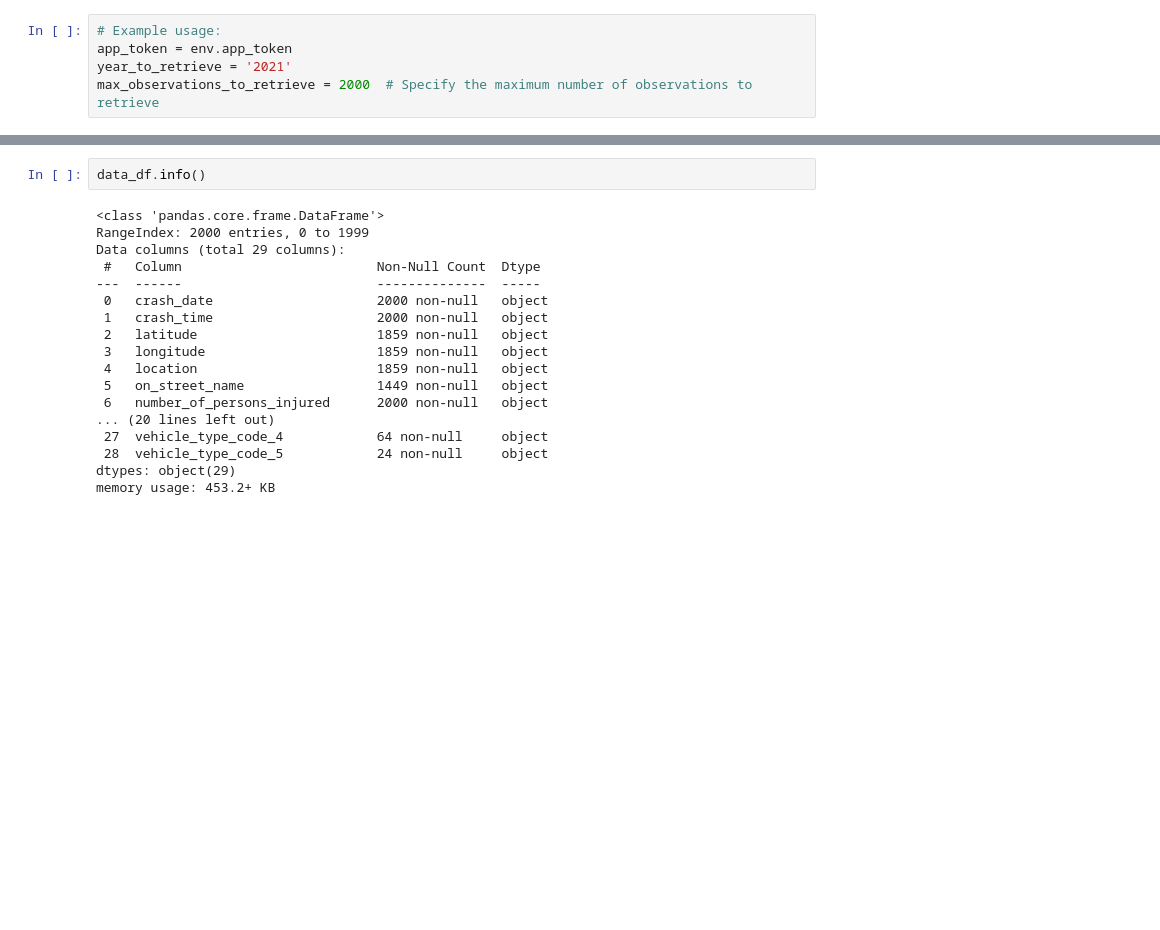
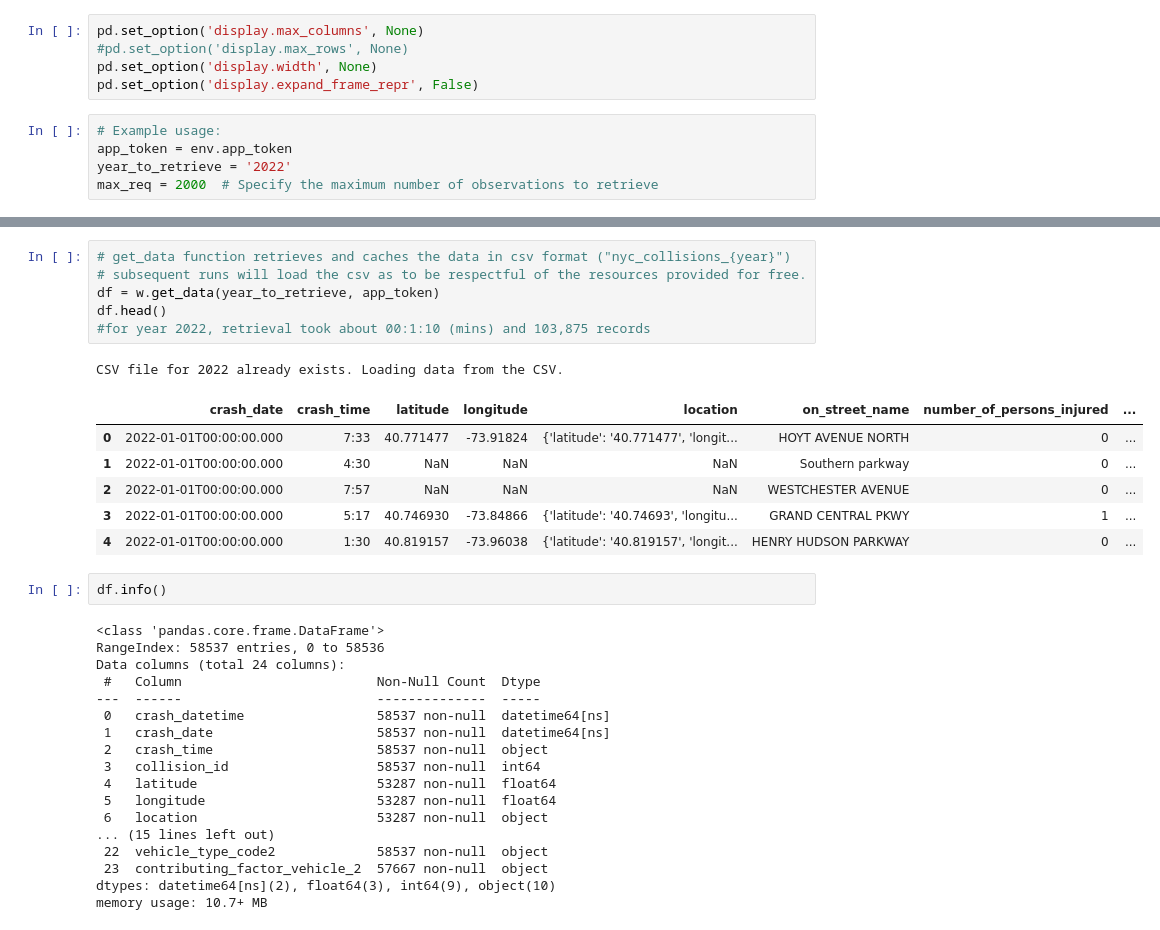
Before and after one commit to Jonathan-Garcia1/new-york-vehicle-collisions, a Jupyter notebook: explore.ipynb, the cells around one changed output, grey strips where cells are left out. Drawn from its saved outputs; the diff is of its cells as text; blank space fills up the shorter version.

```diff
--- a/explore.ipynb
+++ b/explore.ipynb
@@ -7,5 +9,10 @@ import wrangle as w
+# %%
+pd.set_option('display.max_columns', None)
+#pd.set_option('display.max_rows', None)
+pd.set_option('display.width', None)
+pd.set_option('display.expand_frame_repr', False)
 # %%
 # Example usage:
 app_token = env.app_token
-year_to_retrieve = '2021'
-max_observations_to_retrieve = 2000  # Specify the maximum number of observations to retrieve
+year_to_retrieve = '2022'
+max_req = 2000  # Specify the maximum number of observations to retrieve
@@ -24,20 +19,34 @@ Data for 2021 retrieved and saved to ny_collision2021.csv.
+# %%
+# get_data function retrieves and caches the data in csv format ("nyc_collisions_{year}")
+# subsequent runs will load the csv as to be respectful of the resources provided for free.
+df = w.get_data(year_to_retrieve, app_token)
+df.head()
+#for year 2022, retrieval took about 00:1:10 (mins) and 103,875 records
+# %% [output]
+CSV file for 2022 already exists. Loading data from the CSV.
+|  | crash_date | crash_time | latitude | longitude | location | on_street_name | number_of_persons_injured | ... |
+| 0 | 2022-01-01T00:00:00.000 | 7:33 | 40.771477 | -73.91824 | {'latitude': '40.771477', 'longit... | HOYT AVENUE NORTH | 0 | ... |
+| 1 | 2022-01-01T00:00:00.000 | 4:30 | NaN | NaN | NaN | Southern parkway | 0 | ... |
+| 2 | 2022-01-01T00:00:00.000 | 7:57 | NaN | NaN | NaN | WESTCHESTER AVENUE | 0 | ... |
+| 3 | 2022-01-01T00:00:00.000 | 5:17 | 40.746930 | -73.84866 | {'latitude': '40.74693', 'longitu... | GRAND CENTRAL PKWY | 1 | ... |
+| 4 | 2022-01-01T00:00:00.000 | 1:30 | 40.819157 | -73.96038 | {'latitude': '40.819157', 'longit... | HENRY HUDSON PARKWAY | 0 | ... |
 # %%
-data_df.info()
+df.info()
 # %% [output]
 <class 'pandas.core.frame.DataFrame'>
-RangeIndex: 2000 entries, 0 to 1999
-Data columns (total 29 columns):
+RangeIndex: 58537 entries, 0 to 58536
+Data columns (total 24 columns):
  #   Column                         Non-Null Count  Dtype
 ---  ------                         --------------  -----
- 0   crash_date                     2000 non-null   object
- 1   crash_time                     2000 non-null   object
- 2   latitude                       1859 non-null   object
- 3   longitude                      1859 non-null   object
- 4   location                       1859 non-null   object
- 5   on_street_name                 1449 non-null   object
- 6   number_of_persons_injured      2000 non-null   object
-... (20 lines left out)
- 27  vehicle_type_code_4            64 non-null     object
- 28  vehicle_type_code_5            24 non-null     object
-dtypes: object(29)
-memory usage: 453.2+ KB
+ 0   crash_datetime                 58537 non-null  datetime64[ns]
+ 1   crash_date                     58537 non-null  datetime64[ns]
+ 2   crash_time                     58537 non-null  object
+ 3   collision_id                   58537 non-null  int64
+ 4   latitude                       53287 non-null  float64
+ 5   longitude                      53287 non-null  float64
+ 6   location                       53287 non-null  object
+... (15 lines left out)
+ 22  vehicle_type_code2             58537 non-null  object
+ 23  contributing_factor_vehicle_2  57667 non-null  object
+dtypes: datetime64[ns](2), float64(3), int64(9), object(10)
+memory usage: 10.7+ MB
```
Also changed, not shown: parts of 16 cells of this notebook, 3 other files.
